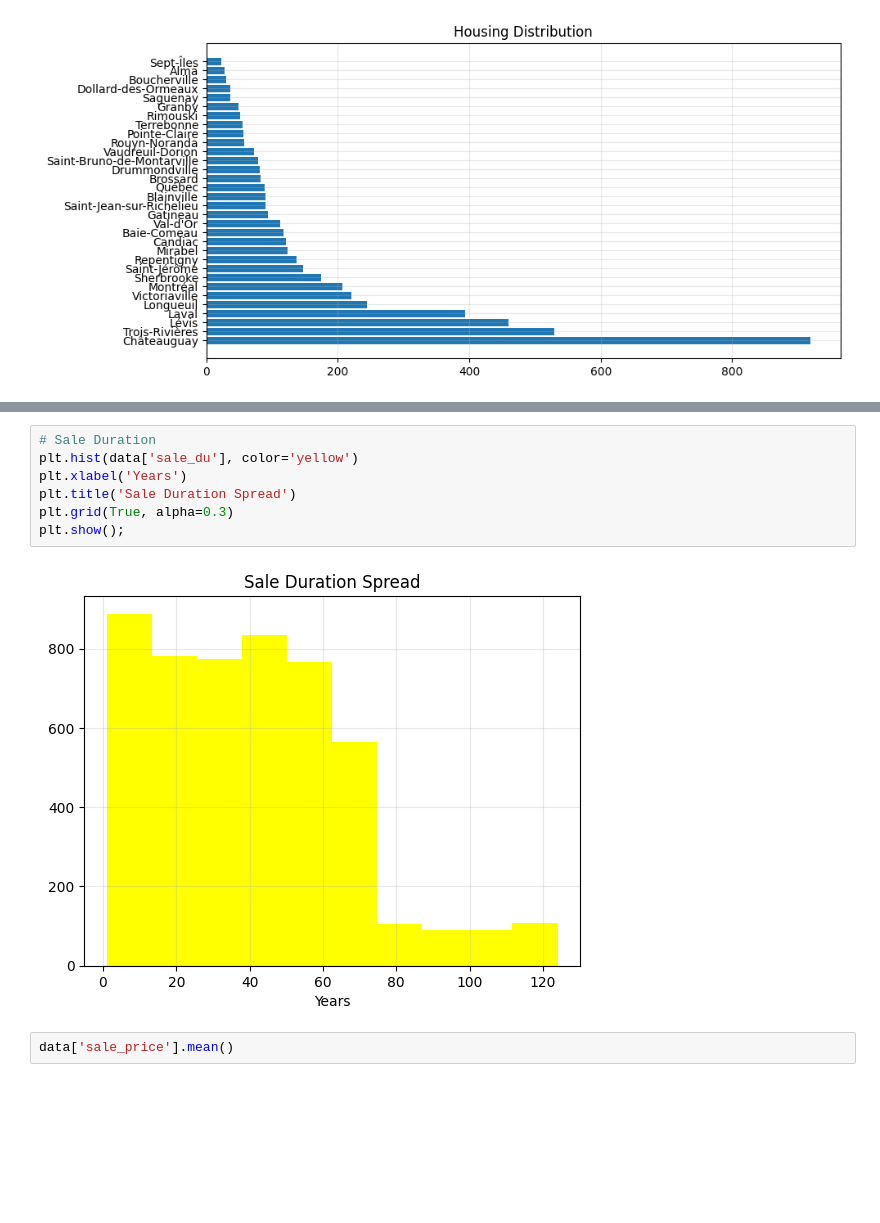
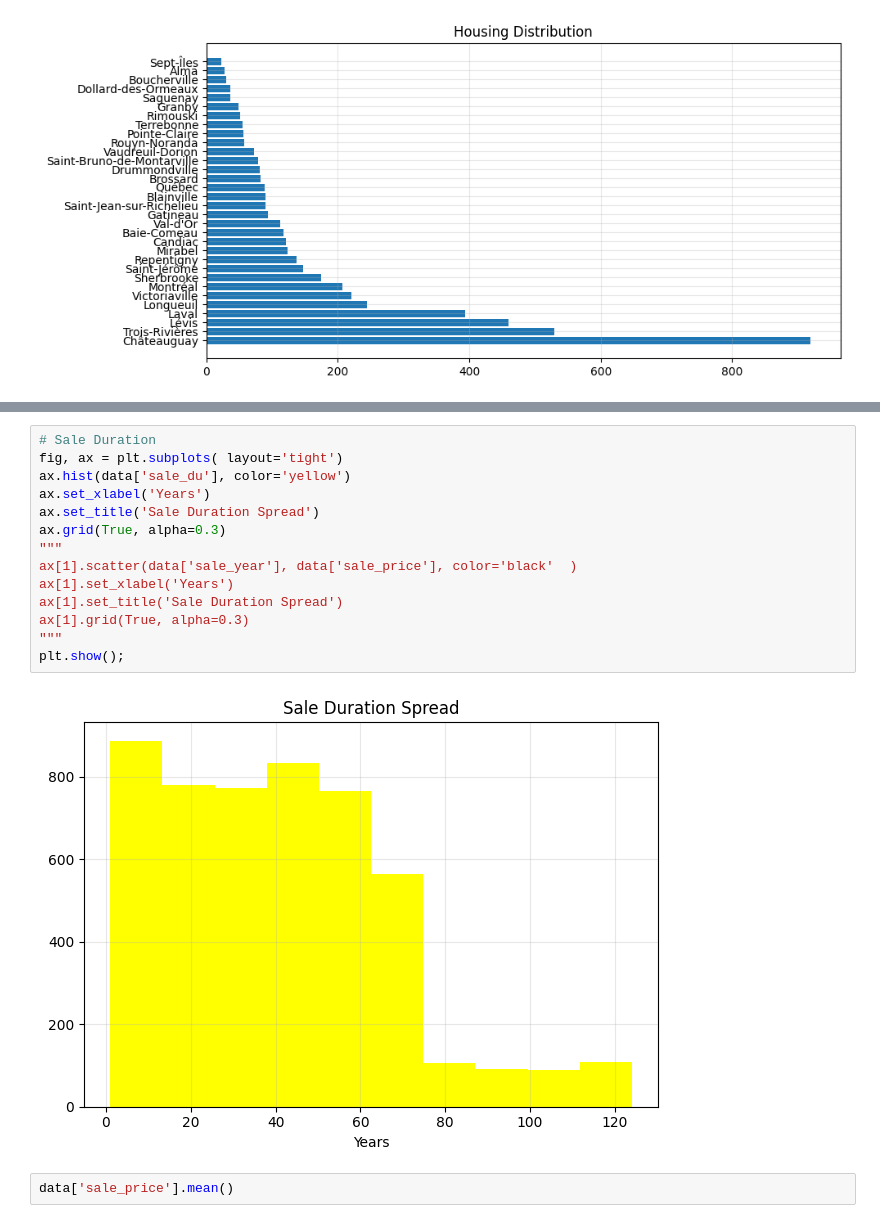
Before and after one commit to Astro0re/Data, a Jupyter notebook: Q_housing/analysis.ipynb, the cells around one changed output, grey strips where cells are left out. Drawn from its saved outputs; the diff is of its cells as text; blank space fills up the shorter version.

```diff
--- a/Q_housing/analysis.ipynb
+++ b/Q_housing/analysis.ipynb
@@ -148,13 +150,20 @@ plt.show();
 [figure]
 # %%
 # Sale Duration
-plt.hist(data['sale_du'], color='yellow')
-plt.xlabel('Years')
-plt.title('Sale Duration Spread')
-plt.grid(True, alpha=0.3)
+fig, ax = plt.subplots( layout='tight')
+ax.hist(data['sale_du'], color='yellow')
+ax.set_xlabel('Years')
+ax.set_title('Sale Duration Spread')
+ax.grid(True, alpha=0.3)
+"""
+ax[1].scatter(data['sale_year'], data['sale_price'], color='black'  )
+ax[1].set_xlabel('Years')
+ax[1].set_title('Sale Duration Spread')
+ax[1].grid(True, alpha=0.3)
+"""
 plt.show();
 # %% [output]
-[figure, old version]
+[figure, new version]
 # %%
 data['sale_price'].mean()
 # %% [output]
```
Also changed, not shown: parts of 16 cells of this notebook.
